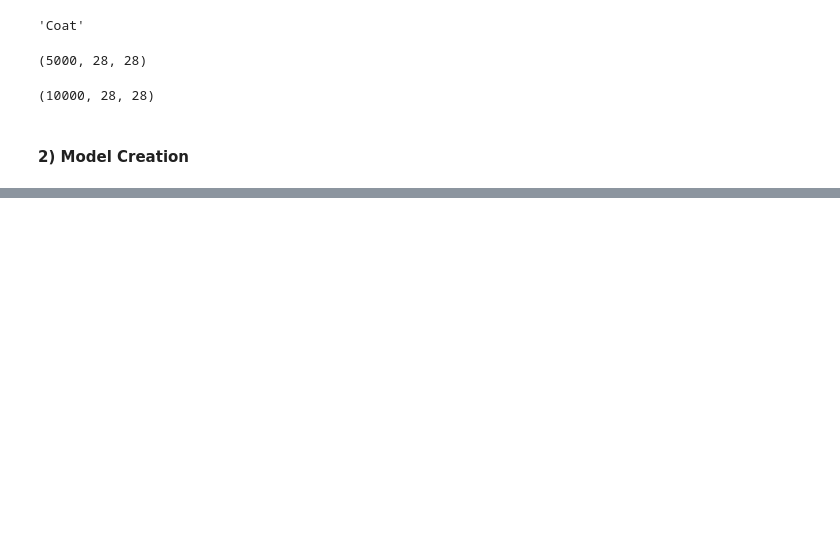
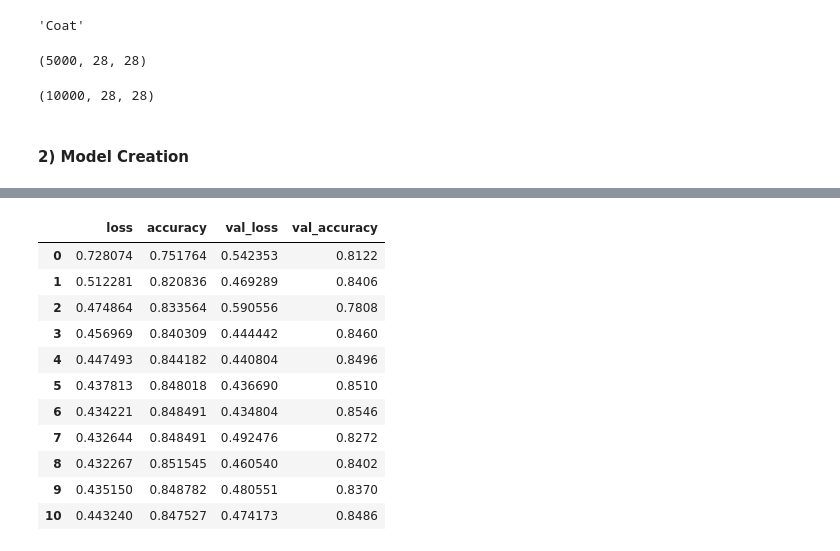
Before and after one commit to Daniels1610/DL008-Dagraz, a Jupyter notebook: E02.ipynb, the cells around one changed output, grey strips where cells are left out. Cells and saved outputs as stored; diff of their text form; code cells hidden in the pictures; blank space fills up the shorter version.

```diff
--- a/E02.ipynb
+++ b/E02.ipynb
@@ -443,0 +654,16 @@ model.add(tf.keras.layers.Dense(10, activation="softamx"))
+# %%
+learning_curves = pd.DataFrame(history.history)
+learning_curves
+# %% [output]
+|  | loss | accuracy | val_loss | val_accuracy |
+| 0 | 0.728074 | 0.751764 | 0.542353 | 0.8122 |
+| 1 | 0.512281 | 0.820836 | 0.469289 | 0.8406 |
+| 2 | 0.474864 | 0.833564 | 0.590556 | 0.7808 |
+| 3 | 0.456969 | 0.840309 | 0.444442 | 0.8460 |
+| 4 | 0.447493 | 0.844182 | 0.440804 | 0.8496 |
+| 5 | 0.437813 | 0.848018 | 0.436690 | 0.8510 |
+| 6 | 0.434221 | 0.848491 | 0.434804 | 0.8546 |
+| 7 | 0.432644 | 0.848491 | 0.492476 | 0.8272 |
+| 8 | 0.432267 | 0.851545 | 0.460540 | 0.8402 |
+| 9 | 0.435150 | 0.848782 | 0.480551 | 0.8370 |
+| 10 | 0.443240 | 0.847527 | 0.474173 | 0.8486 |
```
Also changed, not shown: parts of 55 cells of this notebook, 1 other file.
